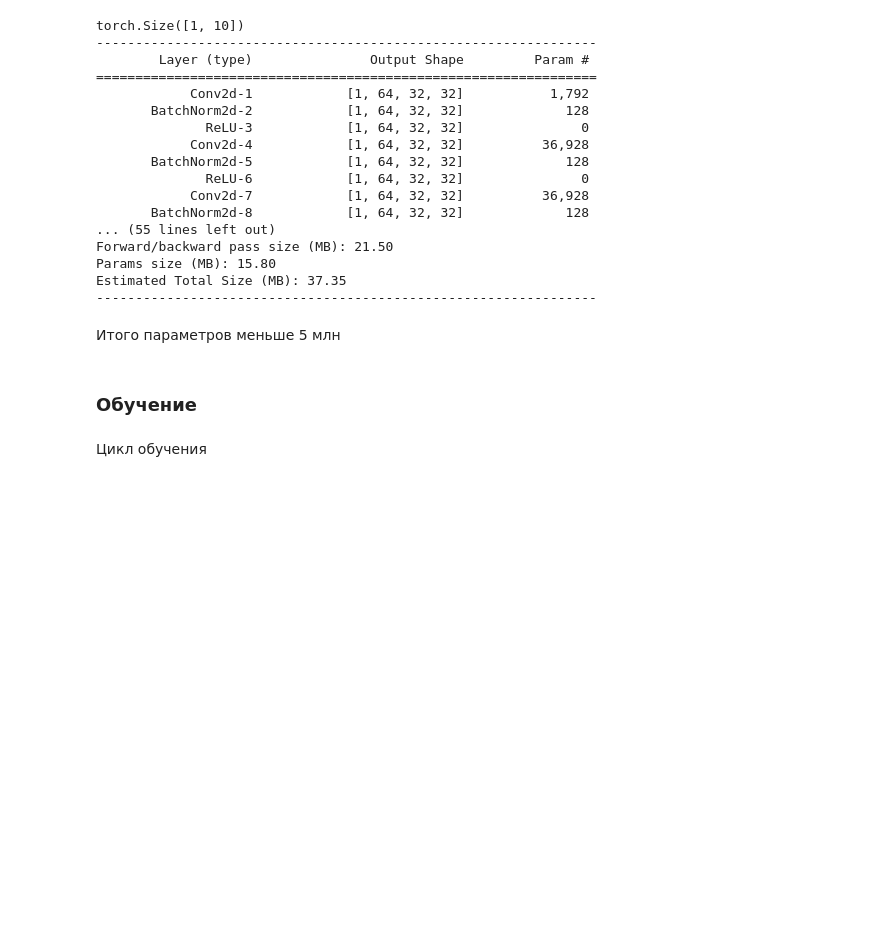
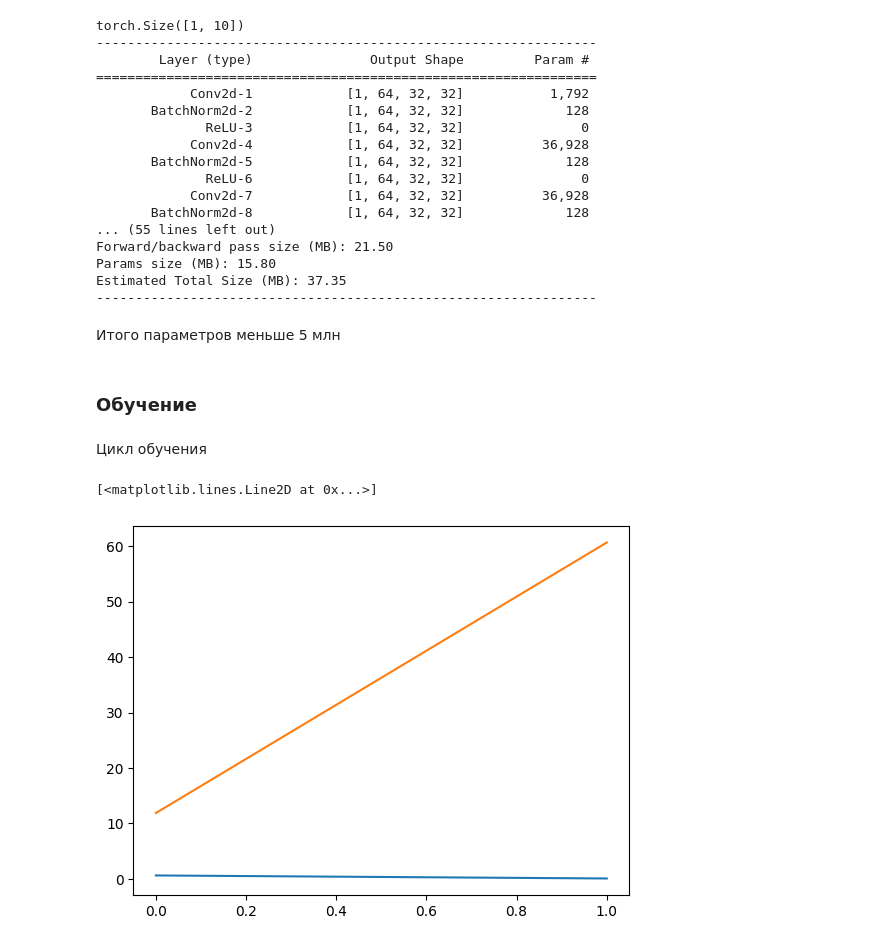
Before and after one commit to EHAT32/cv-masters-2025-fall, a Jupyter notebook: hw2.ipynb, the cells around one changed output. Cells and saved outputs as stored; diff of their text form; code cells hidden in the pictures; blank space fills up the shorter version.

Commit message:
training + visualizing

```diff
--- a/hw2.ipynb
+++ b/hw2.ipynb
@@ -231,7 +234,7 @@ from tqdm import tqdm
 # %%
 torch.manual_seed(52)
 
-EPOCH_NUM = 20
+EPOCH_NUM = 2
 
 transforms_list = transforms.Compose([
     transforms.ToTensor(),
@@ -246,10 +249,10 @@ val_data = SmallDataset(root=data_root, classes=selected_classes,
 train_data_loader = DataLoader(train_data,batch_size=16)
 val_data_loader = DataLoader(val_data, batch_size=16)
 device = torch.device("cuda" if torch.cuda.is_available() else "cpu")
-model = ResNet18().to(device)
+model = ResNet18(3).to(device)
 
 optimizer = torch.optim.Adam(model.parameters(), lr=1e-3)
-loss = nn.CrossEntropyLoss()
+criterion = nn.CrossEntropyLoss()
 # %% [markdown]
 Цикл обучения
 # %%
@@ -259,4 +262,36 @@ train_loss_history = []
 val_loss_history = []
 
 for epoch in range(EPOCH_NUM):
+    train_correct = 0
+    train_predicted = 0
     model.train()
+
+    for images, labels, _ in tqdm(desc=f"Epoch {epoch +1}", iterable=train_data_loader):
+        optimizer.zero_grad()
+        # print(labels)
+        logits = model(images)
+        loss = criterion(logits, labels)
+        loss.backward()
+        optimizer.step()
+
+        preds = logits.argmax(dim=-1)
+        train_correct += (preds==labels).sum().item()
+        train_predicted += labels.size(0)
+
+    train_loss_history.append(loss.item())
+    train_acc_history.append(train_correct / train_predicted)
+
+    model.eval()
+    val_correct = 0
+    val_predicted = 0
+
+    with torch.no_grad():
+        for images, labels, _ in tqdm(iterable=val_data_loader, desc=f"Validating"):
+            logits = model(images)
+            loss = criterion(logits, labels)
+            preds = logits.argmax(dim=-1)
+            val_correct += (preds==labels).sum().item()
+            val_predicted += labels.size(0)
+
+        val_loss_history.append(loss.item())
+        val_acc_history.append(val_correct / val_predicted)
@@ -262,0 +301,6 @@ for epoch in range(EPOCH_NUM):
+# %%
+plt.plot(np.arange(EPOCH_NUM, dtype=np.int16), train_loss_history)
+plt.plot(np.arange(EPOCH_NUM, dtype=np.int16), val_loss_history)
+# %% [output]
+[<matplotlib.lines.Line2D at 0x...>]
+[figure, added]
```
Also changed, not shown: parts of 3 cells of this notebook.
